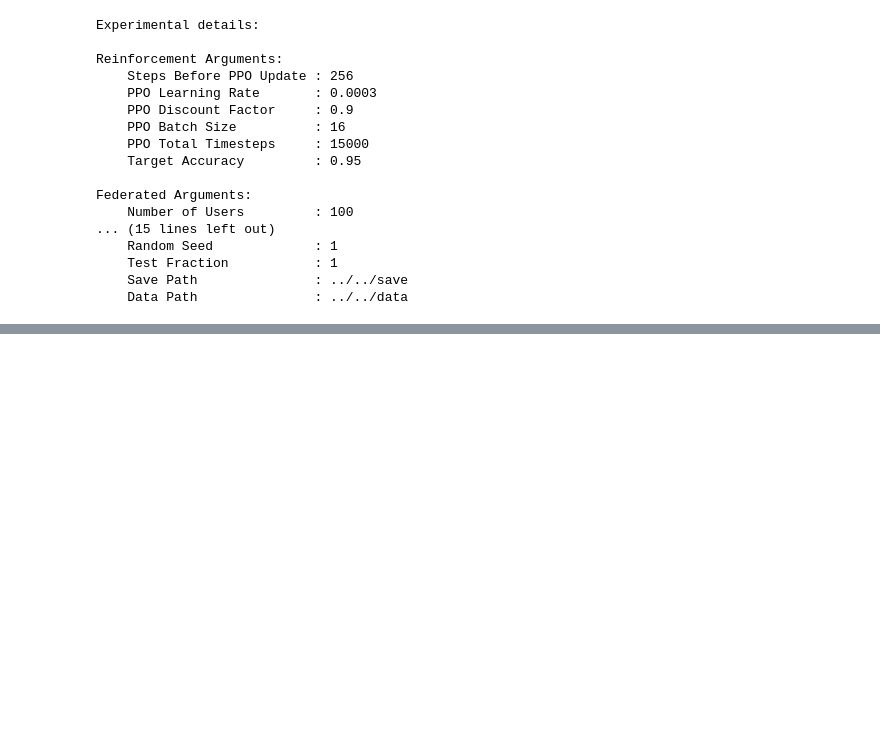
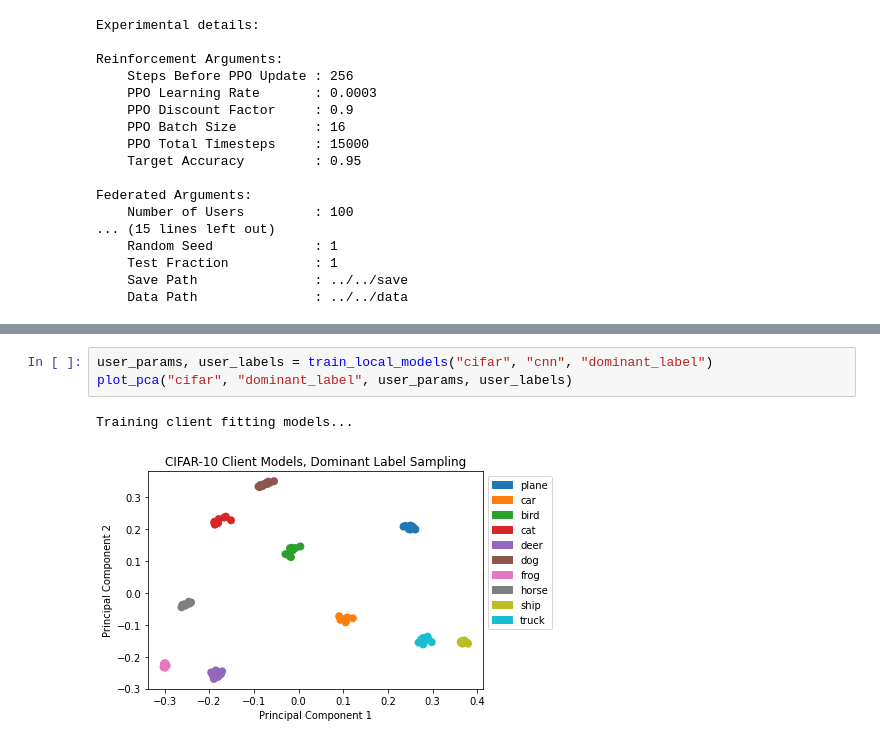
Before and after one commit to dariodematties/Self_Supervised_Federated_Learning, a Jupyter notebook: src/experiments_pca_visualization.ipynb, the cells around one changed output, grey strips where cells are left out. Drawn from its saved outputs; the diff is of its cells as text; blank space fills up the shorter version.

```diff
--- a/src/experiments_pca_visualization.ipynb
+++ b/src/experiments_pca_visualization.ipynb
@@ -123,0 +142,6 @@ Training client fitting models...
+# %%
+user_params, user_labels = train_local_models("cifar", "cnn", "dominant_label")
+plot_pca("cifar", "dominant_label", user_params, user_labels)
+# %% [output]
+Training client fitting models...
+[figure, added]
```
Also changed, not shown: parts of 5 cells of this notebook, 12 other files.
